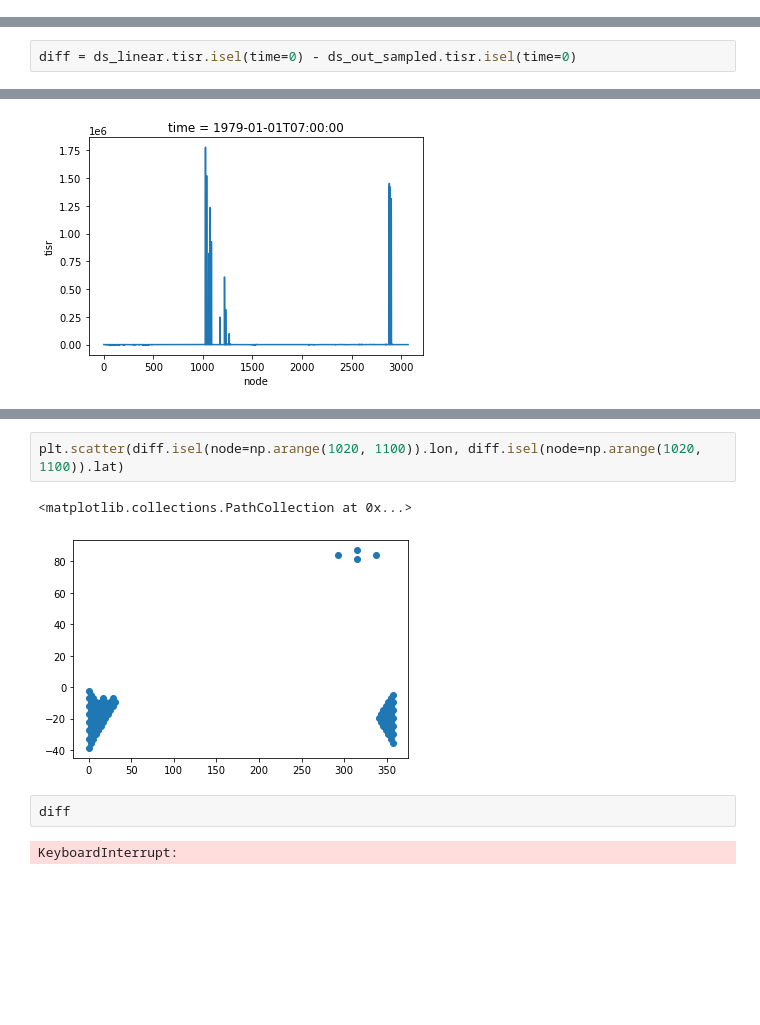
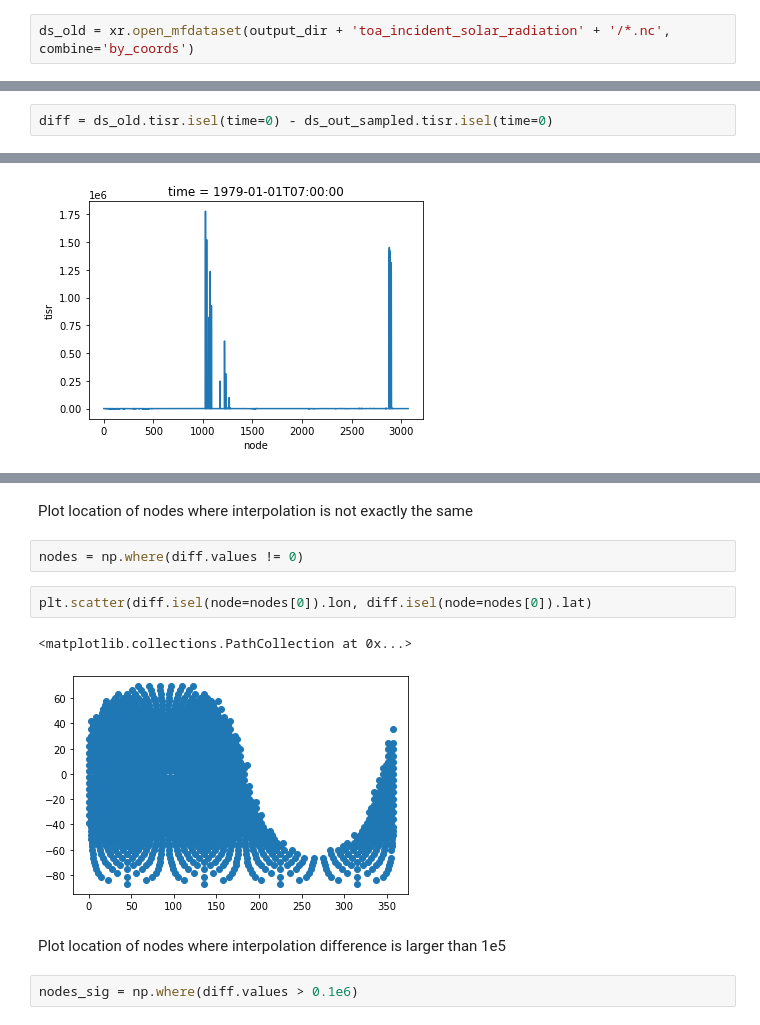
Before and after one commit to deepsphere/deepsphere-weather, a Jupyter notebook: notebooks/healpix_resampling.ipynb, the cells around one changed output, grey strips where cells are left out. Drawn from its saved outputs; the diff is of its cells as text; blank space fills up the shorter version.

Commit message:
compare interpolation results and location of differences

```diff
--- a/notebooks/healpix_resampling.ipynb
+++ b/notebooks/healpix_resampling.ipynb
@@ -125,6 +125,8 @@ Update [15.07]: xESMF does not handle grids that are not quadrilinear... look fo
 Update [16.07]: using xESMF, generate complete grid and then just select points of interest. Gionata suggests to take a deeper look since it may give the values at a certain point while what we aim for is the value representative of the grid cell of study. Explore alternative of just padding the tensor and perform classic interpolation.
 # %%
 ds_aux = xr.open_mfdataset(input_dir + 'toa_incident_solar_radiation' + '/*.nc', combine='by_coords')
+# %%
+ds_old = xr.open_mfdataset(output_dir + 'toa_incident_solar_radiation' + '/*.nc', combine='by_coords')
 # %% [markdown]
 Create input and output grids
 # %%
@@ -389,6 +424,6 @@ plt.show()
 # %% [output]
 [figure]
 # %%
-diff = ds_linear.tisr.isel(time=0) - ds_out_sampled.tisr.isel(time=0)
+diff = ds_old.tisr.isel(time=0) - ds_out_sampled.tisr.isel(time=0)
 # %%
 fig, ax = plt.subplots(1, 2, figsize=(20,6))
@@ -435,9 +444,13 @@ Attributes: (0)
+# %% [markdown]
+Plot location of nodes where interpolation is not exactly the same
+# %%
+nodes = np.where(diff.values != 0)
 # %%
-plt.scatter(diff.isel(node=np.arange(1020, 1100)).lon, diff.isel(node=np.arange(1020, 1100)).lat)
+plt.scatter(diff.isel(node=nodes[0]).lon, diff.isel(node=nodes[0]).lat)
 # %% [output]
 <matplotlib.collections.PathCollection at 0x...>
-[figure, old version]
+[figure, new version]
-# %%
-diff
-# %% [output]
-KeyboardInterrupt:
+# %% [markdown]
+Plot location of nodes where interpolation difference is larger than 1e5
+# %%
+nodes_sig = np.where(diff.values > 0.1e6)
```
Also changed, not shown: parts of 21 cells of this notebook.
